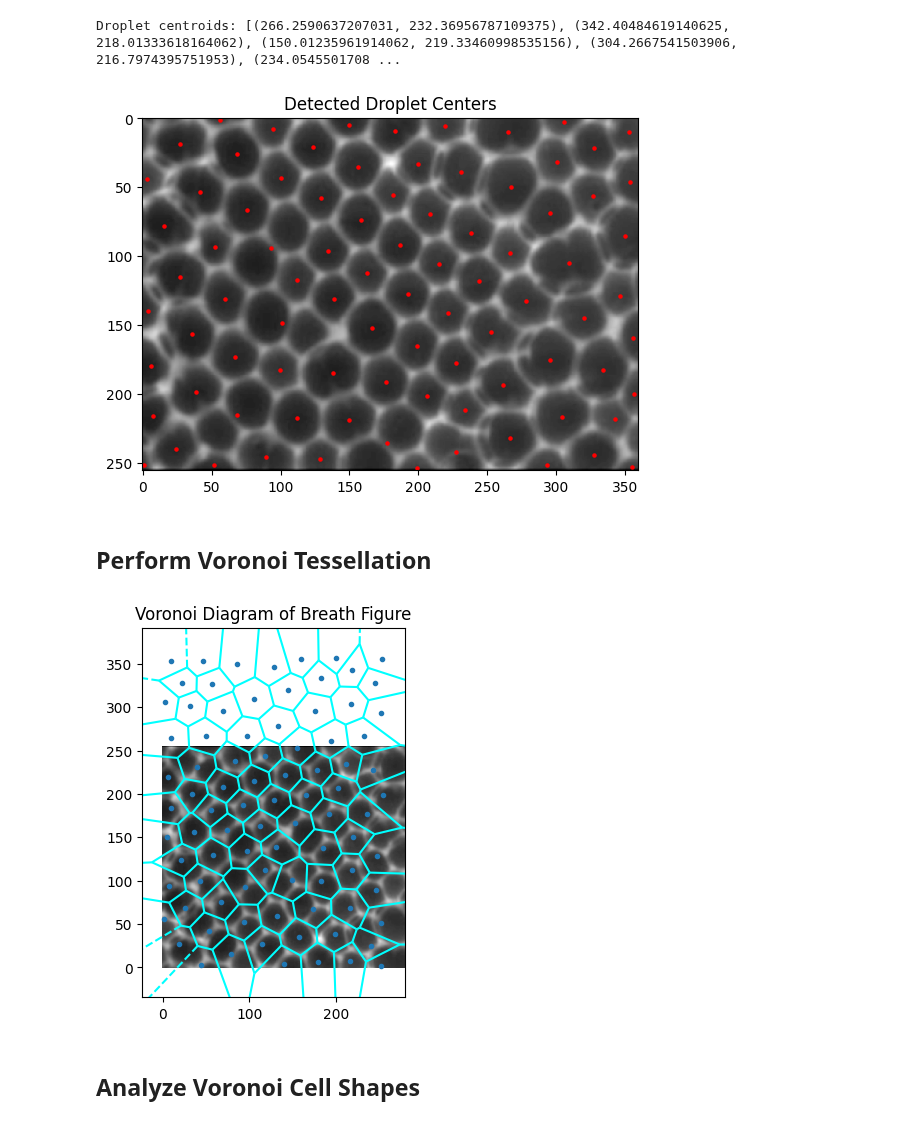
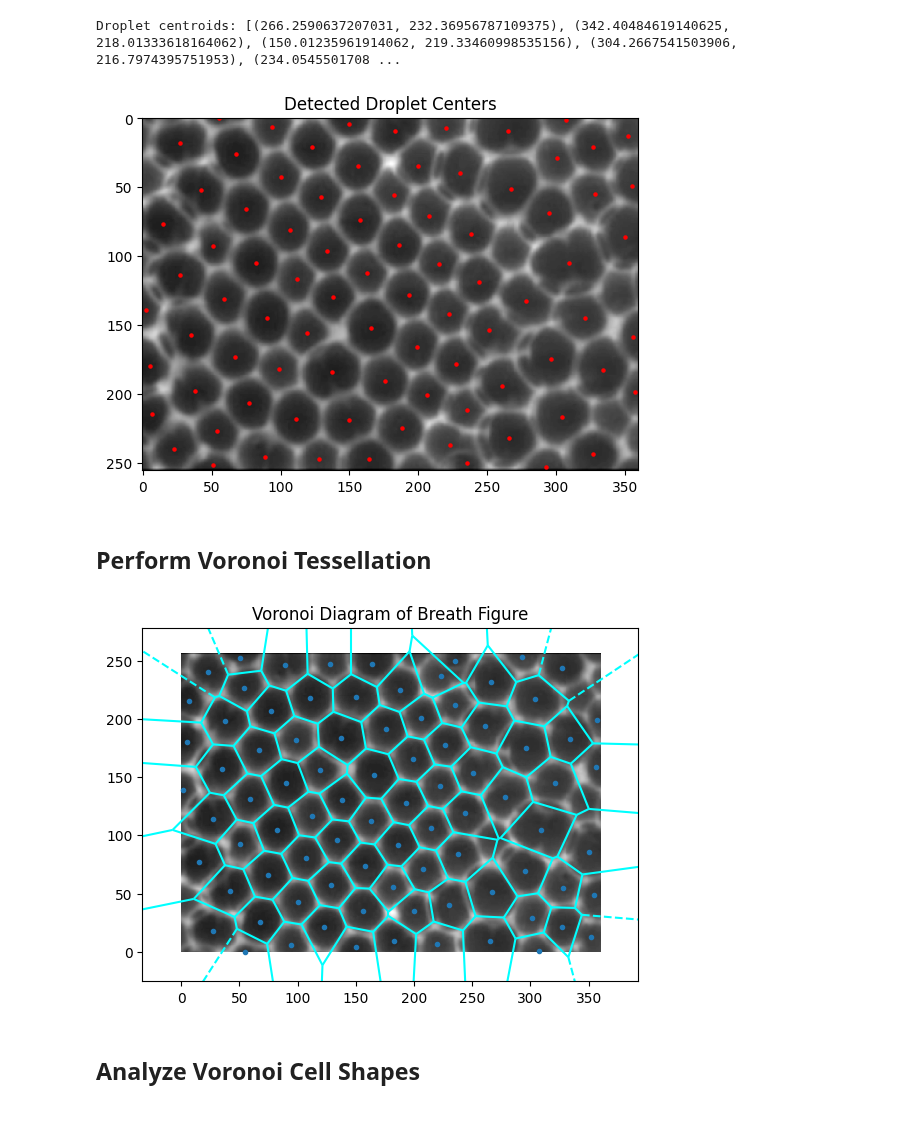
Before and after one commit to lemontang3/Python_Physics, a Jupyter notebook: Voronoi_Analysis.ipynb, the cells around one changed output. Drawn from its saved outputs; the diff is of its cells as text; code cells hidden in the pictures.

```diff
--- a/Voronoi_Analysis.ipynb
+++ b/Voronoi_Analysis.ipynb
@@ -101,34 +101,47 @@ Droplet centroids: [(266.2590637207031, 232.36956787109375), (342.40484619140625
 # %%
 import cv2
 import numpy as np
 from skimage.measure import label, regionprops
 import matplotlib.pyplot as plt
 
 # Load SEM Image in Grayscale
 image = cv2.imread('0.3%A.png', cv2.IMREAD_GRAYSCALE)
 
 # Step 1: Apply Contrast Enhancement (Histogram Equalization)
 equalized_image = cv2.equalizeHist(image)
 
-# Step 2: Apply Thresholding to Segment Droplets using Otsu's method
-_, thresh = cv2.threshold(equalized_image, 0, 255, cv2.THRESH_BINARY_INV + cv2.THRESH_OTSU)
+# Step 2: Apply Manual Thresholding (with dynamic range)
+# Experiment with threshold values based on your image contrast
+_, thresh = cv2.threshold(equalized_image, 100, 255, cv2.THRESH_BINARY_INV)
 
-# Step 3: Remove Noise using Morphological Operations (Opening followed by Closing)
-kernel = cv2.getStructuringElement(cv2.MORPH_RECT, (5, 5))
+# Step 3: Apply Morphological Operations (Opening followed by Closing)
+kernel = cv2.getStructuringElement(cv2.MORPH_ELLIPSE, (5, 5))  # More elliptical kernel for smoother operation
 opened_image = cv2.morphologyEx(thresh, cv2.MORPH_OPEN, kernel)
 closed_image = cv2.morphologyEx(opened_image, cv2.MORPH_CLOSE, kernel)
 
-# Step 4: Identify Droplet Centroids using regionprops
-labeled = label(closed_image)
-centroids = np.array([region.centroid for region in regionprops(labeled)])
+# Step 4: Find Contours instead of using Blob Detector
+contours, _ = cv2.findContours(closed_image, cv2.RETR_EXTERNAL, cv2.CHAIN_APPROX_SIMPLE)
+
+# Step 5: Identify Droplet Centroids using Contour Moments
+centroids = []
+for contour in contours:
+    # Calculate the centroid of each contour using moments
+    M = cv2.moments(contour)
+    if M["m00"] != 0:  # Prevent division by zero
+        cx = int(M["m10"] / M["m00"])
+        cy = int(M["m01"] / M["m00"])
+        centroids.append([cx, cy])
+
+# Convert centroids to a numpy array for easier plotting
+centroids = np.array(centroids)
 
 # Plot Results
 plt.imshow(image, cmap='gray')
-plt.scatter(centroids[:, 1], centroids[:, 0], c='red', s=5)
+plt.scatter(centroids[:, 0], centroids[:, 1], c='red', s=5)
 plt.title('Detected Droplet Centers')
 plt.show()
 # %% [output]
-[figure, old version]
+[figure, new version]
 # %% [markdown]
 ## Perform Voronoi Tessellation
 # %%
@@ -144,7 +157,7 @@ voronoi_plot_2d(vor, ax=ax, show_vertices=False, line_colors='cyan', line_width=
 plt.title('Voronoi Diagram of Breath Figure')
 plt.show()
 # %% [output]
-[figure, old version]
+[figure, new version]
 # %% [markdown]
 ## Analyze Voronoi Cell Shapes
 # %%
```
Also changed, not shown: parts of 2 cells of this notebook.
